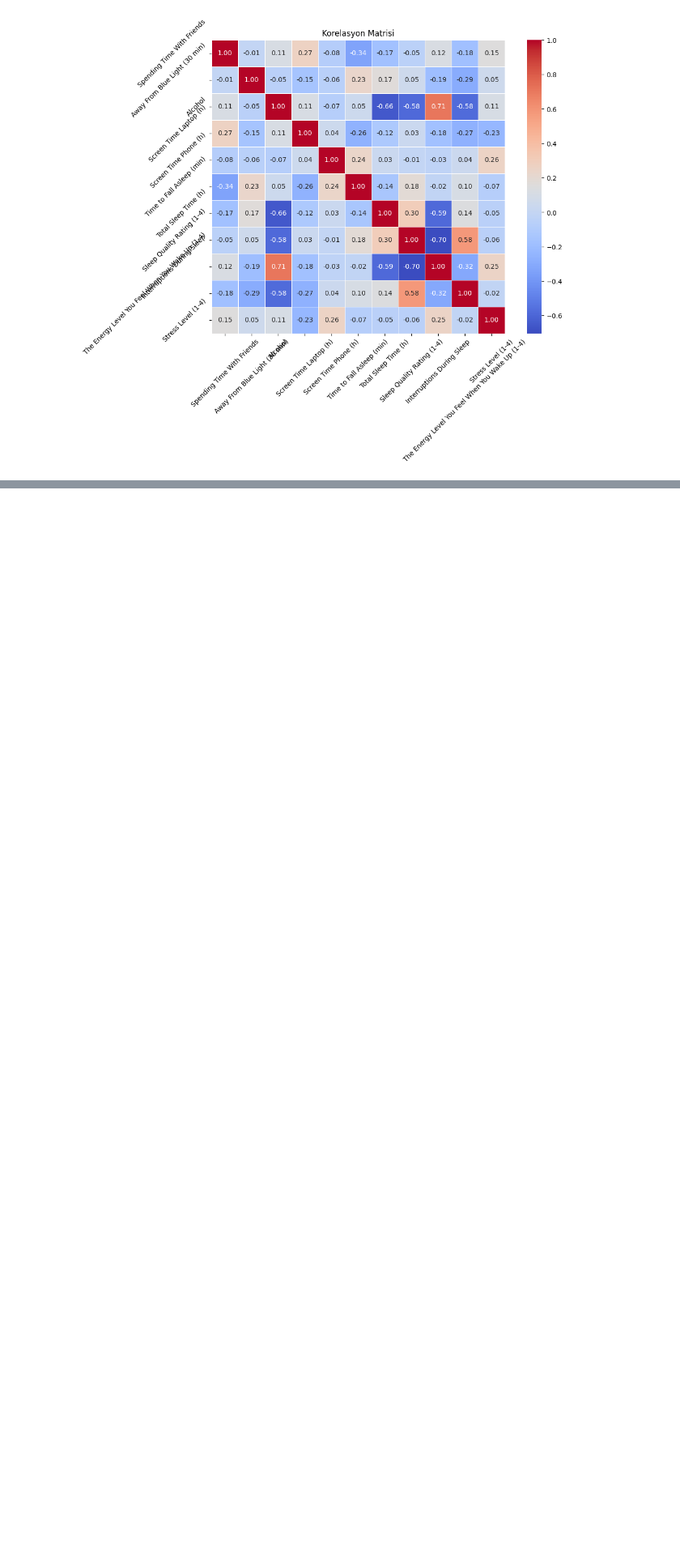
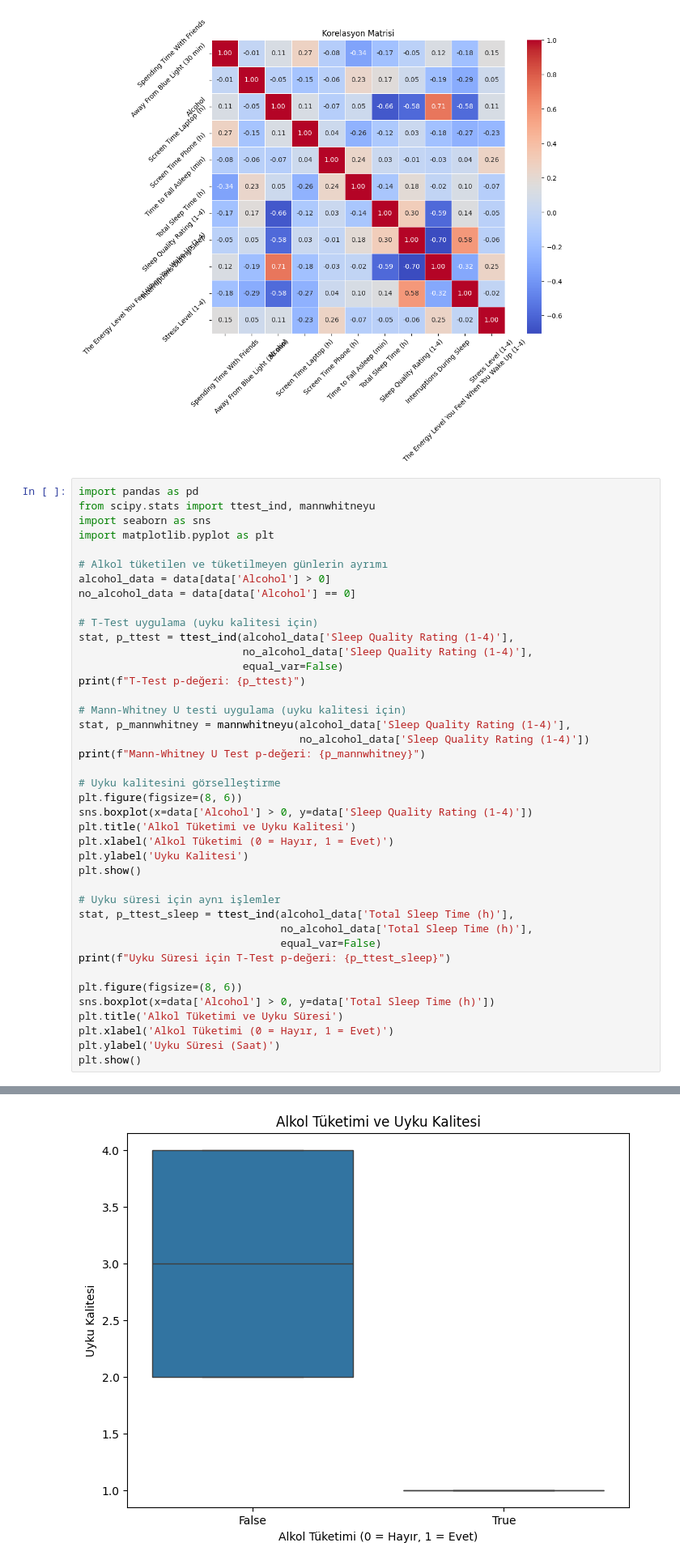
Before and after one commit to gasyakoc/DSA210, a Jupyter notebook: dsa210.ipynb, the cells around one changed output, grey strips where cells are left out. Shown at 81% size. Saved outputs shown, nothing was run; the diff lists cells and outputs as text; blank space fills up the shorter version.

```diff
--- a/dsa210.ipynb
+++ b/dsa210.ipynb
@@ -288,3 +288,45 @@ plt.yticks(rotation=45)
 plt.show()
 # %% [output]
 [figure]
+# %%
+import pandas as pd
+from scipy.stats import ttest_ind, mannwhitneyu
+import seaborn as sns
+import matplotlib.pyplot as plt
+
+# Alkol tüketilen ve tüketilmeyen günlerin ayrımı
+alcohol_data = data[data['Alcohol'] > 0]
+no_alcohol_data = data[data['Alcohol'] == 0]
+
+# T-Test uygulama (uyku kalitesi için)
+stat, p_ttest = ttest_ind(alcohol_data['Sleep Quality Rating (1-4)'],
+                          no_alcohol_data['Sleep Quality Rating (1-4)'],
+                          equal_var=False)
+print(f"T-Test p-değeri: {p_ttest}")
+
+# Mann-Whitney U testi uygulama (uyku kalitesi için)
+stat, p_mannwhitney = mannwhitneyu(alcohol_data['Sleep Quality Rating (1-4)'],
+                                   no_alcohol_data['Sleep Quality Rating (1-4)'])
+print(f"Mann-Whitney U Test p-değeri: {p_mannwhitney}")
+
+# Uyku kalitesini görselleştirme
+plt.figure(figsize=(8, 6))
+sns.boxplot(x=data['Alcohol'] > 0, y=data['Sleep Quality Rating (1-4)'])
+plt.title('Alkol Tüketimi ve Uyku Kalitesi')
+plt.xlabel('Alkol Tüketimi (0 = Hayır, 1 = Evet)')
+plt.ylabel('Uyku Kalitesi')
+plt.show()
+
+# Uyku süresi için aynı işlemler
+stat, p_ttest_sleep = ttest_ind(alcohol_data['Total Sleep Time (h)'],
+                                no_alcohol_data['Total Sleep Time (h)'],
+                                equal_var=False)
+print(f"Uyku Süresi için T-Test p-değeri: {p_ttest_sleep}")
+
+plt.figure(figsize=(8, 6))
+sns.boxplot(x=data['Alcohol'] > 0, y=data['Total Sleep Time (h)'])
+plt.title('Alkol Tüketimi ve Uyku Süresi')
+plt.xlabel('Alkol Tüketimi (0 = Hayır, 1 = Evet)')
+plt.ylabel('Uyku Süresi (Saat)')
+plt.show()
+# %% [output]
@@ -290,0 +335 @@ plt.show()
+[figure, added]
```
Also changed, not shown: parts of 1 cell of this notebook.
